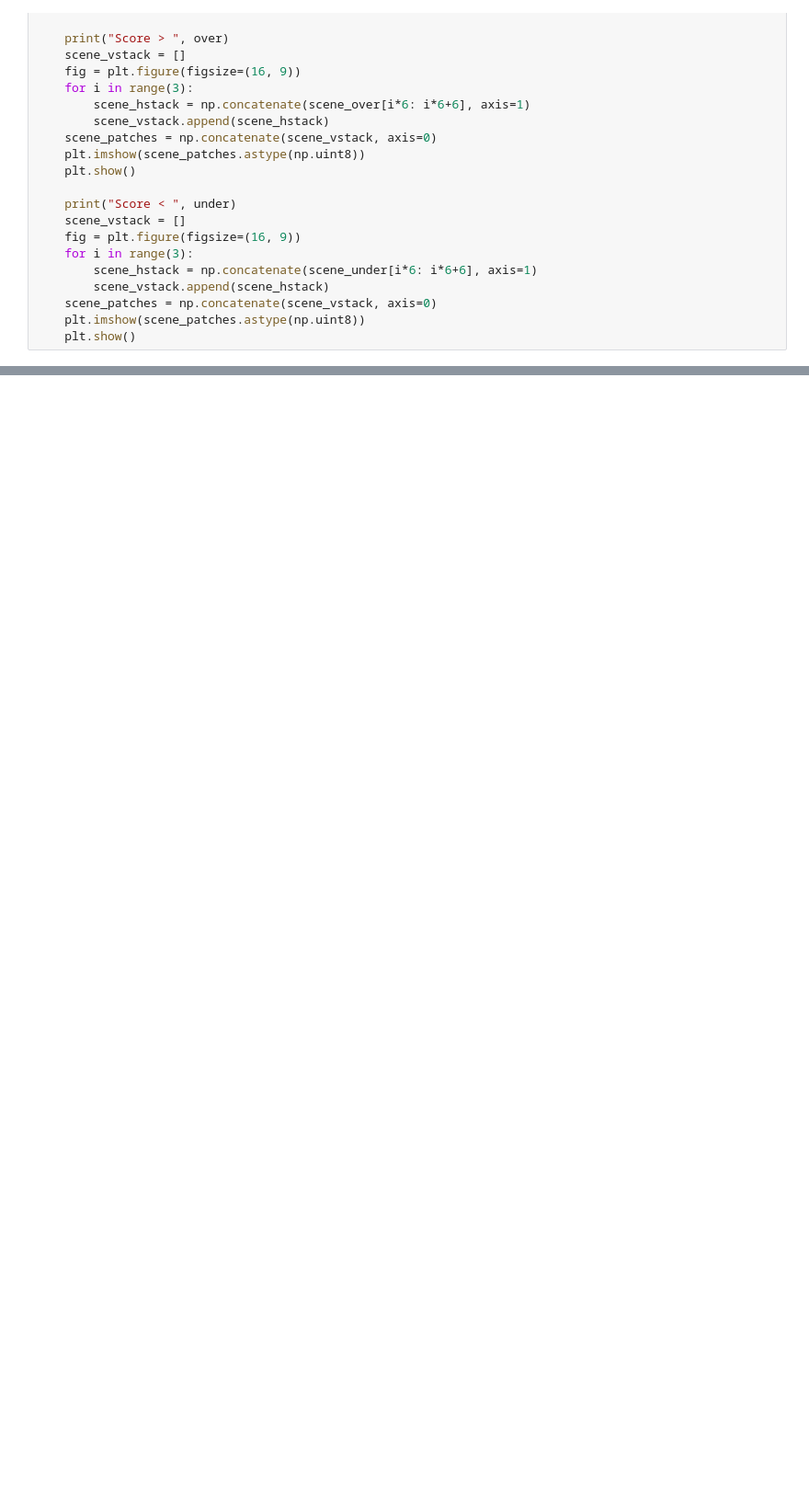
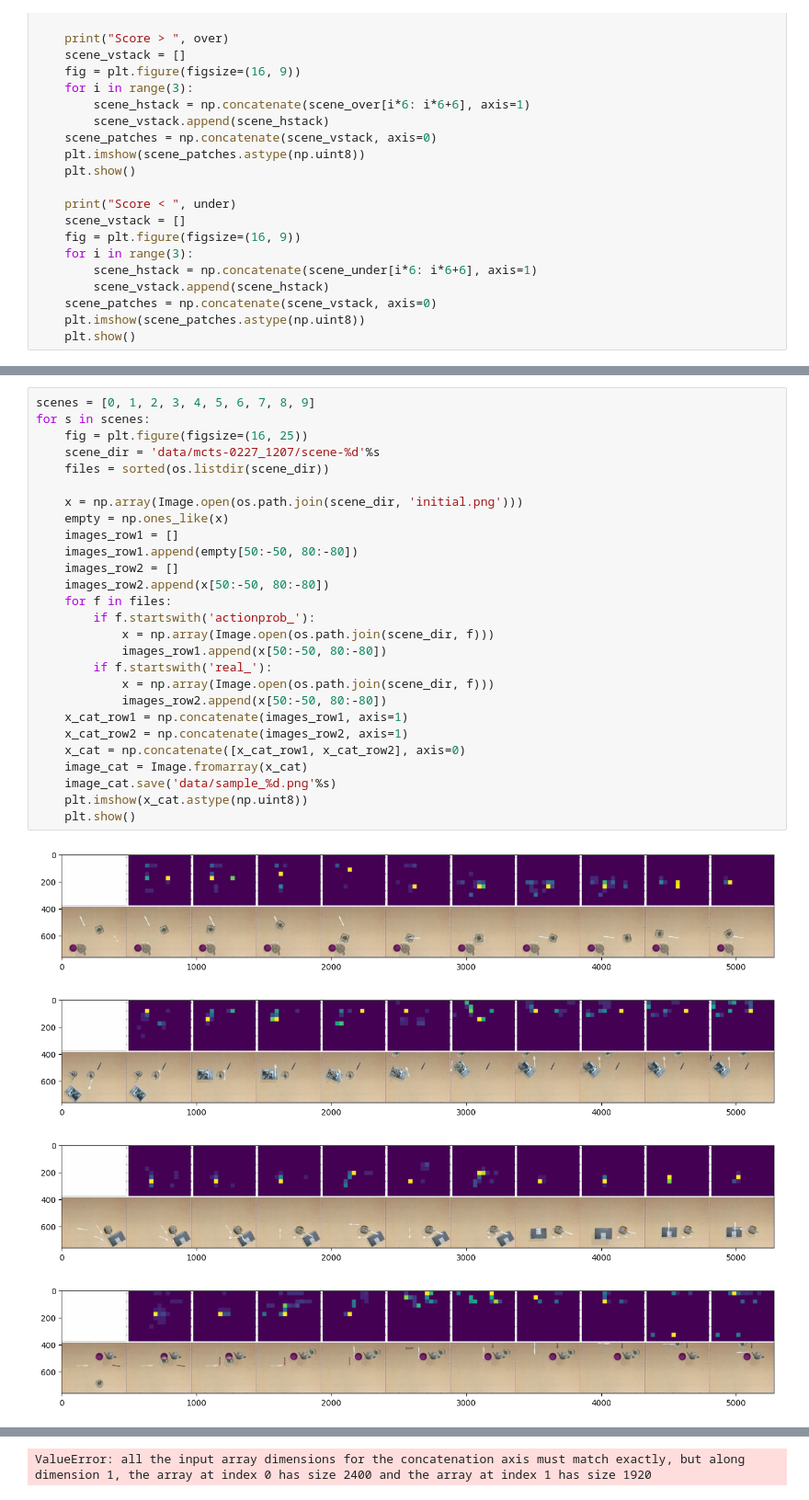
Before and after one commit to hogunkee/TSMCTS, a Jupyter notebook: mcts/MCTS Results.ipynb, the cells around one changed output, grey strips where cells are left out. Shown at 92% size. Saved outputs shown, nothing was run; the diff lists cells and outputs as text; blank space fills up the shorter version.

```diff
--- a/mcts/MCTS Results.ipynb
+++ b/mcts/MCTS Results.ipynb
@@ -74,0 +75,32 @@ for s in scenes:
+# %%
+scenes = [0, 1, 2, 3, 4, 5, 6, 7, 8, 9]
+for s in scenes:
+    fig = plt.figure(figsize=(16, 25))
+    scene_dir = 'data/mcts-0227_1207/scene-%d'%s
+    files = sorted(os.listdir(scene_dir))
+
+    x = np.array(Image.open(os.path.join(scene_dir, 'initial.png')))
+    empty = np.ones_like(x)
+    images_row1 = []
+    images_row1.append(empty[50:-50, 80:-80])
+    images_row2 = []
+    images_row2.append(x[50:-50, 80:-80])
+    for f in files:
+        if f.startswith('actionprob_'):
+            x = np.array(Image.open(os.path.join(scene_dir, f)))
+            images_row1.append(x[50:-50, 80:-80])
+        if f.startswith('real_'):
+            x = np.array(Image.open(os.path.join(scene_dir, f)))
+            images_row2.append(x[50:-50, 80:-80])
+    x_cat_row1 = np.concatenate(images_row1, axis=1)
+    x_cat_row2 = np.concatenate(images_row2, axis=1)
+    x_cat = np.concatenate([x_cat_row1, x_cat_row2], axis=0)
+    image_cat = Image.fromarray(x_cat)
+    image_cat.save('data/sample_%d.png'%s)
+    plt.imshow(x_cat.astype(np.uint8))
+    plt.show()
+# %% [output]
+[figure, added]
+[figure, added]
+[figure, added]
+[figure, added]
@@ -74,0 +109 @@ for s in scenes:
+ValueError: all the input array dimensions for the concatenation axis must match exactly, but along dimension 1, the array at index 0 has size 2400 and the array at index 1 has size 1920
```
Also changed, not shown: parts of 2 cells of this notebook, 3 other files.
